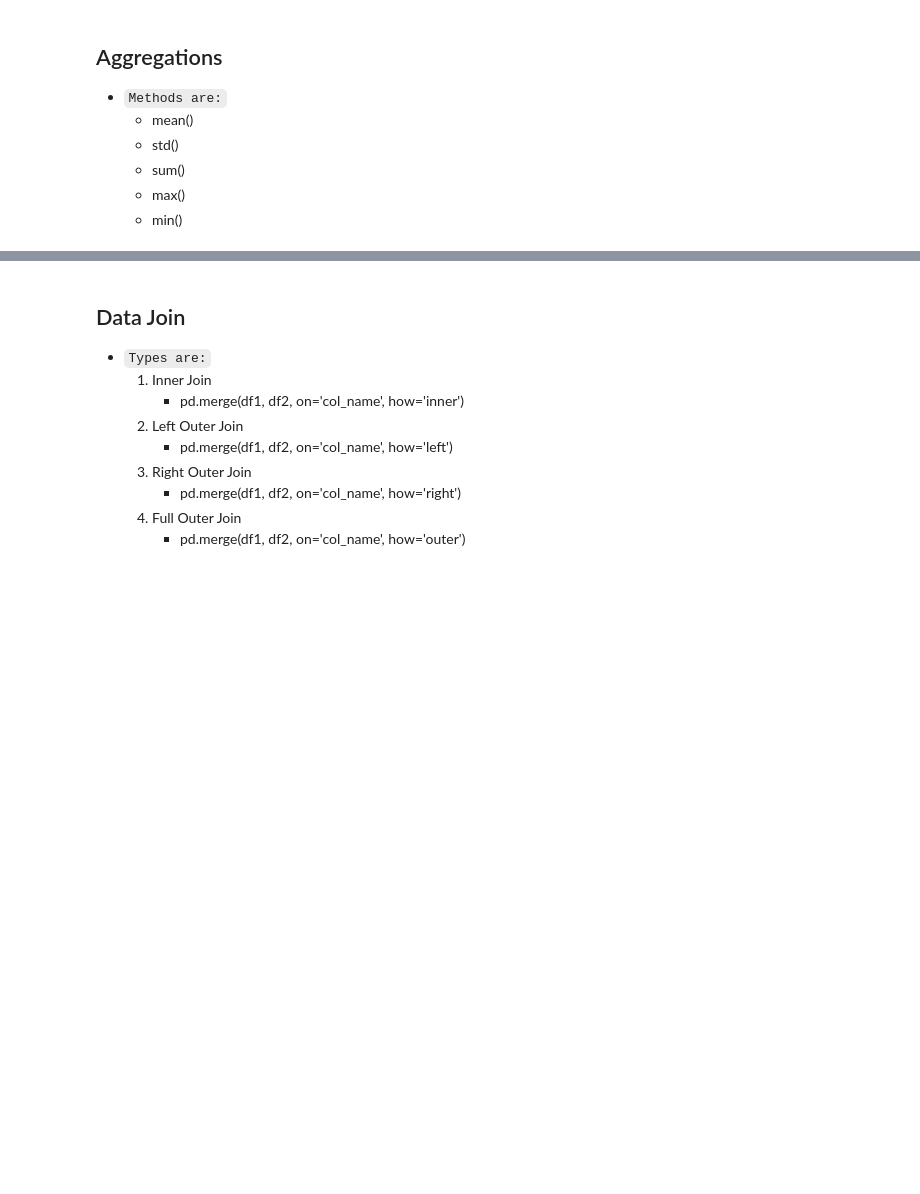
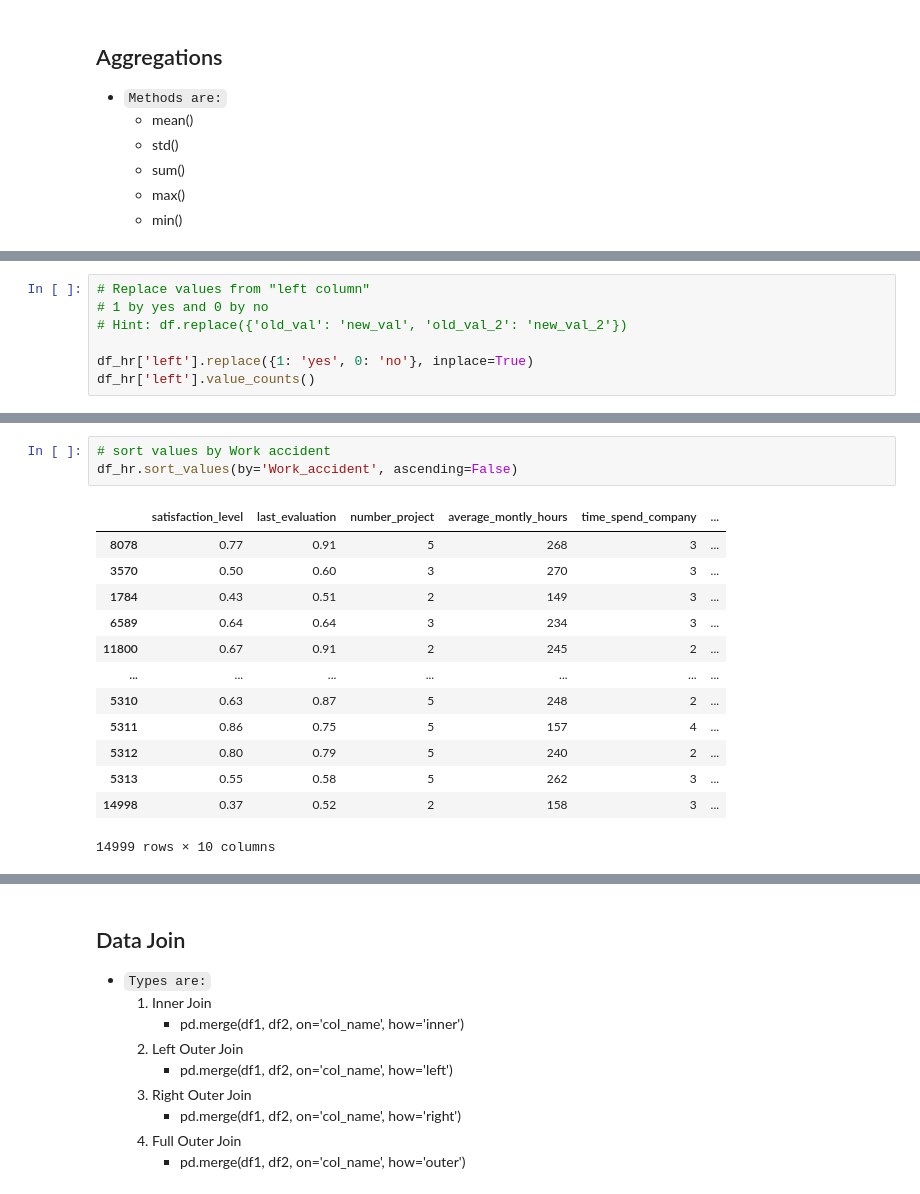
Before and after one commit to thapaliya123/Data-Science-Journey, a Jupyter notebook: DS/04-Pandas/pandas_steps.ipynb, the cells around one changed output, grey strips where cells are left out. Cells and saved outputs as stored; diff of their text form; blank space fills up the shorter version.

```diff
--- a/DS/04-Pandas/pandas_steps.ipynb
+++ b/DS/04-Pandas/pandas_steps.ipynb
@@ -502,0 +744,7 @@ df_hr['left'].nunique()
+# %%
+# Replace values from "left column"
+# 1 by yes and 0 by no
+# Hint: df.replace({'old_val': 'new_val', 'old_val_2': 'new_val_2'})
+
+df_hr['left'].replace({1: 'yes', 0: 'no'}, inplace=True)
+df_hr['left'].value_counts()
@@ -502,0 +782,17 @@ df_hr['left'].nunique()
+# %%
+# sort values by Work accident
+df_hr.sort_values(by='Work_accident', ascending=False)
+# %% [output]
+|  | satisfaction_level | last_evaluation | number_project | average_montly_hours | time_spend_company | ... |
+| 8078 | 0.77 | 0.91 | 5 | 268 | 3 | ... |
+| 3570 | 0.50 | 0.60 | 3 | 270 | 3 | ... |
+| 1784 | 0.43 | 0.51 | 2 | 149 | 3 | ... |
+| 6589 | 0.64 | 0.64 | 3 | 234 | 3 | ... |
+| 11800 | 0.67 | 0.91 | 2 | 245 | 2 | ... |
+| ... | ... | ... | ... | ... | ... | ... |
+| 5310 | 0.63 | 0.87 | 5 | 248 | 2 | ... |
+| 5311 | 0.86 | 0.75 | 5 | 157 | 4 | ... |
+| 5312 | 0.80 | 0.79 | 5 | 240 | 2 | ... |
+| 5313 | 0.55 | 0.58 | 5 | 262 | 3 | ... |
+| 14998 | 0.37 | 0.52 | 2 | 158 | 3 | ... |
+14999 rows × 10 columns
```
Also changed, not shown: parts of 35 cells of this notebook.
